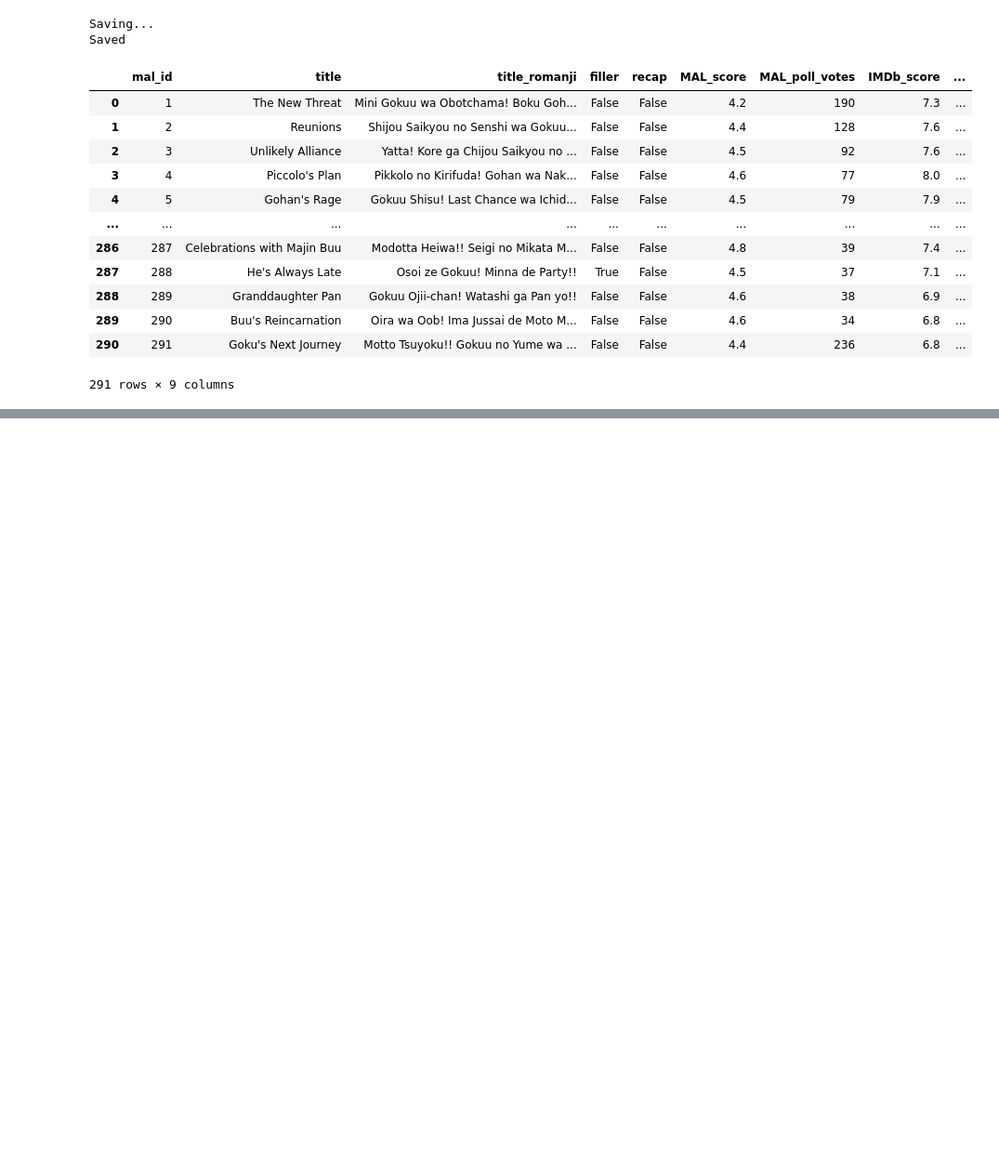
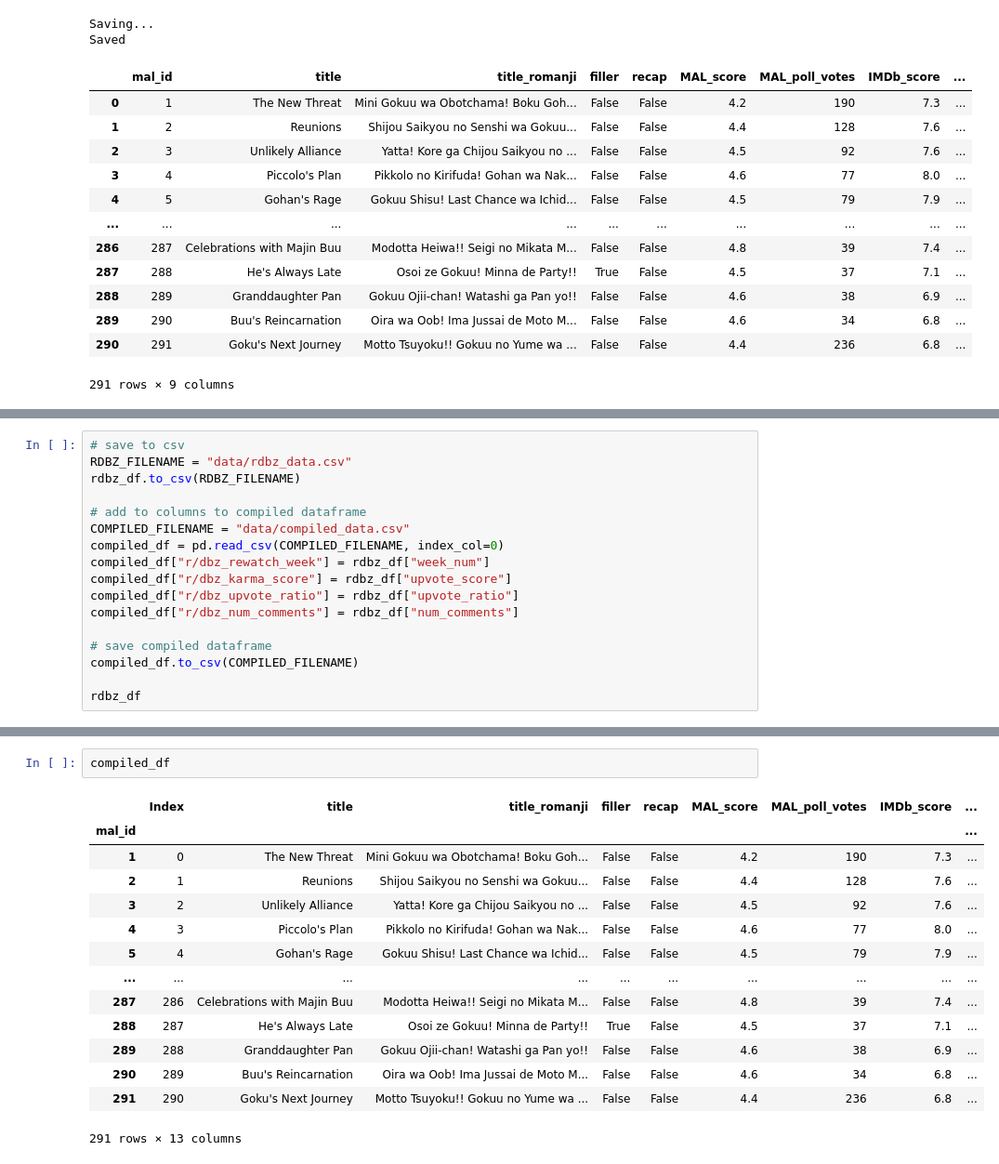
Before and after one commit to finn-okeeffe/best-dbz-episode, a Jupyter notebook: getting_data.ipynb, the cells around one changed output, grey strips where cells are left out. Shown: that part at 93% size. Drawn from its saved outputs; the diff is of its cells as text; blank space fills up the shorter version.

Commit message:
Got data from r/dbz discussion threads using praw for the reddit API, saved to data/rdbz_data.csv and added to the compiled dataset

```diff
--- a/getting_data.ipynb
+++ b/getting_data.ipynb
@@ -359,0 +438,17 @@ I had hoped to get data from reddit, unfortunately I wasn't able to find a good
+# %%
+# save to csv
+RDBZ_FILENAME = "data/rdbz_data.csv"
+rdbz_df.to_csv(RDBZ_FILENAME)
+
+# add to columns to compiled dataframe
+COMPILED_FILENAME = "data/compiled_data.csv"
+compiled_df = pd.read_csv(COMPILED_FILENAME, index_col=0)
+compiled_df["r/dbz_rewatch_week"] = rdbz_df["week_num"]
+compiled_df["r/dbz_karma_score"] = rdbz_df["upvote_score"]
+compiled_df["r/dbz_upvote_ratio"] = rdbz_df["upvote_ratio"]
+compiled_df["r/dbz_num_comments"] = rdbz_df["num_comments"]
+
+# save compiled dataframe
+compiled_df.to_csv(COMPILED_FILENAME)
+
+rdbz_df
@@ -359,0 +469,17 @@ I had hoped to get data from reddit, unfortunately I wasn't able to find a good
+# %%
+compiled_df
+# %% [output]
+|  | Index | title | title_romanji | filler | recap | MAL_score | MAL_poll_votes | IMDb_score | ... |
+| mal_id |  |  |  |  |  |  |  |  | ... |
+| 1 | 0 | The New Threat | Mini Gokuu wa Obotchama! Boku Goh... | False | False | 4.2 | 190 | 7.3 | ... |
+| 2 | 1 | Reunions | Shijou Saikyou no Senshi wa Gokuu... | False | False | 4.4 | 128 | 7.6 | ... |
+| 3 | 2 | Unlikely Alliance | Yatta! Kore ga Chijou Saikyou no ... | False | False | 4.5 | 92 | 7.6 | ... |
+| 4 | 3 | Piccolo's Plan | Pikkolo no Kirifuda! Gohan wa Nak... | False | False | 4.6 | 77 | 8.0 | ... |
+| 5 | 4 | Gohan's Rage | Gokuu Shisu! Last Chance wa Ichid... | False | False | 4.5 | 79 | 7.9 | ... |
+| ... | ... | ... | ... | ... | ... | ... | ... | ... | ... |
+| 287 | 286 | Celebrations with Majin Buu | Modotta Heiwa!! Seigi no Mikata M... | False | False | 4.8 | 39 | 7.4 | ... |
+| 288 | 287 | He's Always Late | Osoi ze Gokuu! Minna de Party!! | True | False | 4.5 | 37 | 7.1 | ... |
+| 289 | 288 | Granddaughter Pan | Gokuu Ojii-chan! Watashi ga Pan yo!! | False | False | 4.6 | 38 | 6.9 | ... |
+| 290 | 289 | Buu's Reincarnation | Oira wa Oob! Ima Jussai de Moto M... | False | False | 4.6 | 34 | 6.8 | ... |
+| 291 | 290 | Goku's Next Journey | Motto Tsuyoku!! Gokuu no Yume wa ... | False | False | 4.4 | 236 | 6.8 | ... |
+291 rows × 13 columns
```
Also changed, not shown: parts of 4 cells of this notebook, 3 other files.
